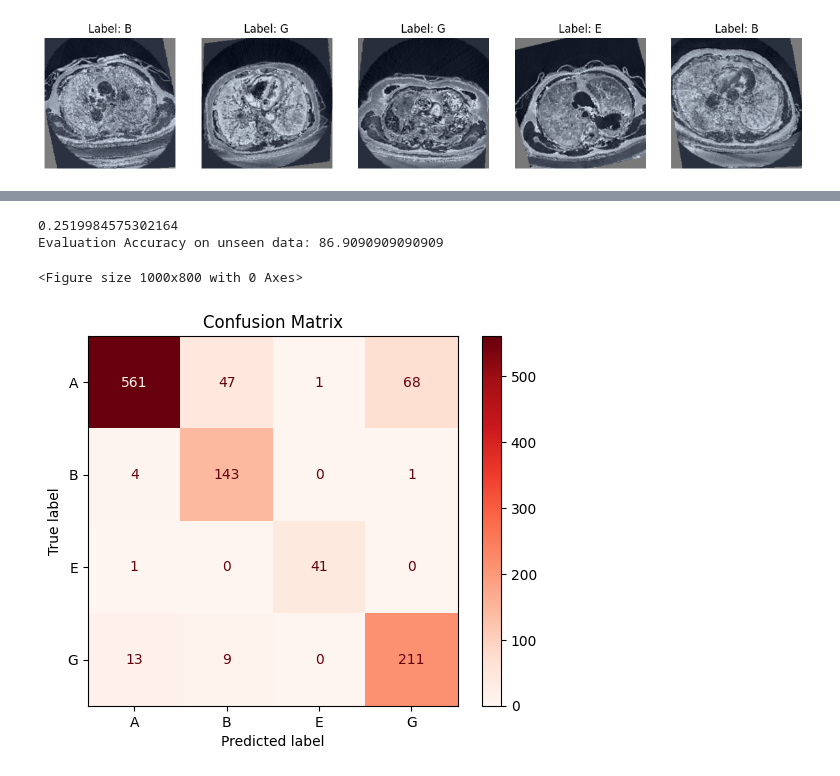
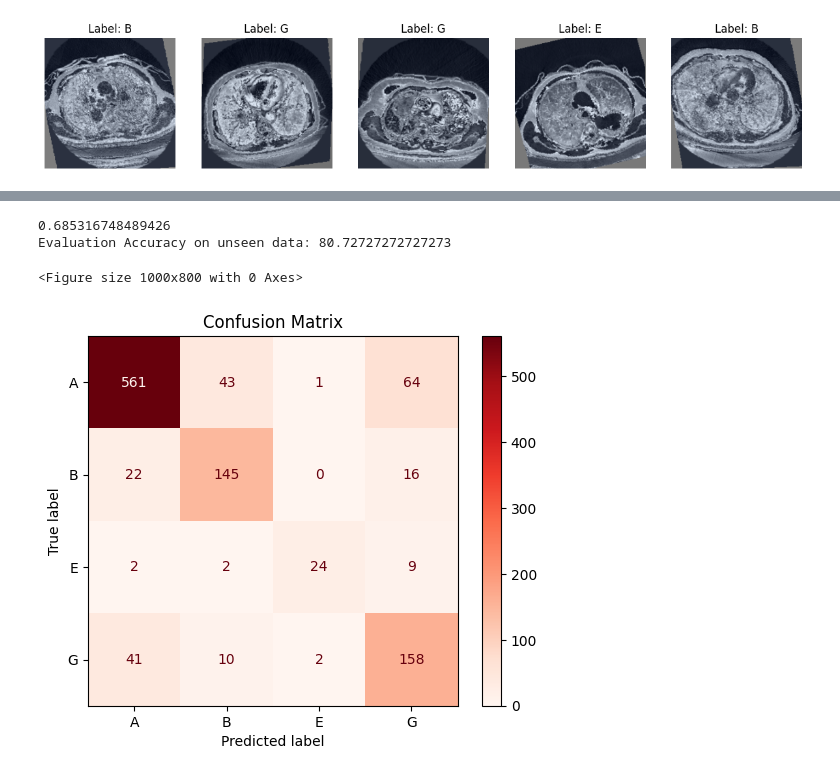
Before and after one commit to DominikHahn1407/Masterarbeit, a Jupyter notebook: Final Models/2dcnn_fine.ipynb, the cells around one changed output, grey strips where cells are left out. Cells and saved outputs as stored; diff of their text form; code cells hidden in the pictures.

```diff
--- a/Final Models/2dcnn_fine.ipynb
+++ b/Final Models/2dcnn_fine.ipynb
@@ -161,25 +173,26 @@ Evaluation Accuracy on unseen data: 100.0
 # %%
-test_model_name = "resnet"
-test_model = TransferLearningModel(classes, test_model_name, data_augmentation=False, scenario=3)
+data_augmentation = True
+test_model_name = "vit"
+test_model = TransferLearningModel(classes, test_model_name, data_augmentation=data_augmentation, fine=True)
 dataset = DICOMFineDataset(root_dir=BASE_DIR, classes=classes_dict)
 train_size = int(train_ratio * len(dataset))
 val_size = int(((1-train_ratio)/2) * len(dataset))
 test_size = len(dataset) - train_size - val_size
 # Ensure transforms are correctly applied based on model requirements
 test_model.train_transforms, test_model.test_transforms = test_model.get_transforms()
 train_dataset, val_dataset, test_dataset = random_split(dataset, [train_size, val_size, test_size])
 
 test_dataset.dataset.transform = test_model.test_transforms
 
 test_loader = DataLoader(test_dataset, batch_size=batch_size, shuffle=False)
 
-checkpoint = torch.load(f"weights/fine/{test_model.model_name}.pt", weights_only=False)
+checkpoint = torch.load(f"weights/fine/augmented_{test_model.model_name}.pt", weights_only=False)
 test_model.model.load_state_dict(checkpoint['model_state_dict'])
 loss = checkpoint["loss"]
 print(loss)
 test_model.evaluate(test_loader)
 # %% [output]
-0.2519984575302164
-Evaluation Accuracy on unseen data: 86.9090909090909
+0.685316748489426
+Evaluation Accuracy on unseen data: 80.72727272727273
 <Figure size 1000x800 with 0 Axes>
-[figure, old version]
+[figure, new version]
```
Also changed, not shown: parts of 6 cells of this notebook, 7 other files.
